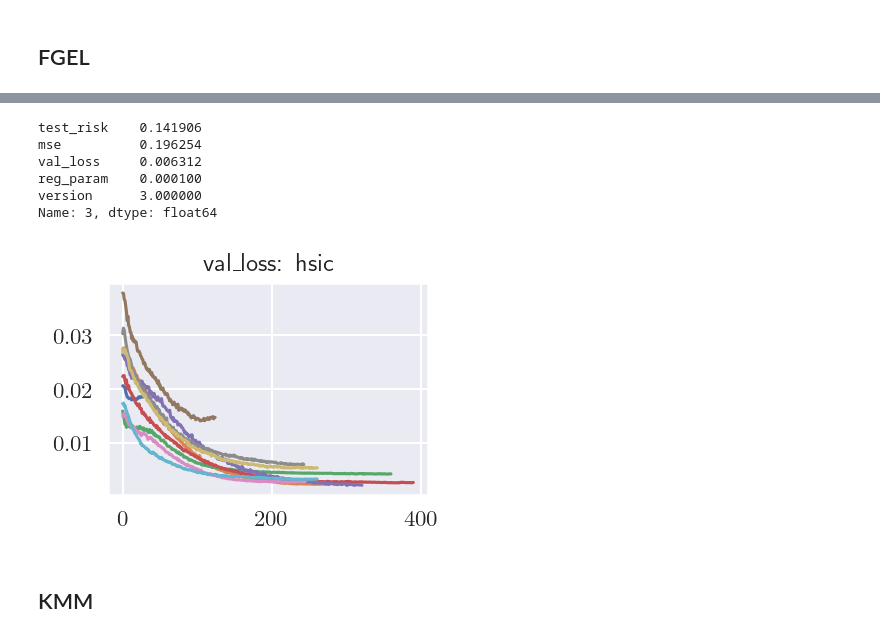
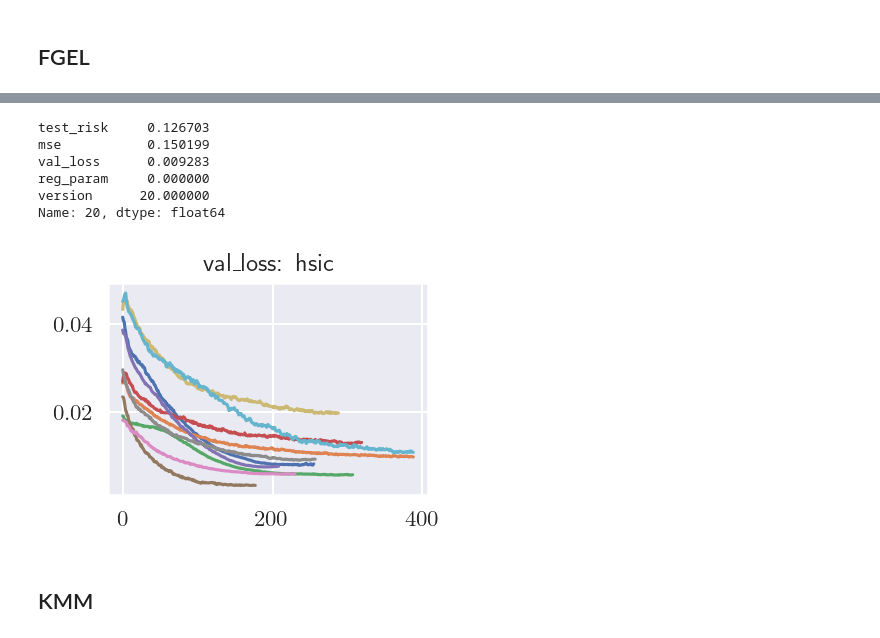
Before and after one commit to HeinerKremer/conditional-moment-restrictions, a Jupyter notebook: experiments/eval_data_pandas.ipynb, the cells around one changed output, grey strips where cells are left out. Saved outputs shown, nothing was run; the diff lists cells and outputs as text; code cells hidden in the pictures.

```diff
--- a/experiments/eval_data_pandas.ipynb
+++ b/experiments/eval_data_pandas.ipynb
@@ -184,13 +192,13 @@ best_fgel
 # %%
-plot_validation_loss(fgel, config_id=3)
+plot_validation_loss(fgel, config_id=20)
 # %% [output]
-test_risk    0.141906
-mse          0.196254
-val_loss     0.006312
-reg_param    0.000100
-version      3.000000
-Name: 3, dtype: float64
+test_risk     0.126703
+mse           0.150199
+val_loss      0.009283
+reg_param     0.000000
+version      20.000000
+Name: 20, dtype: float64
-[figure, old version]
+[figure, new version]
 # %% [markdown]
 ## KMM
 # %%
```
Also changed, not shown: parts of 12 cells of this notebook, 4 other files.
